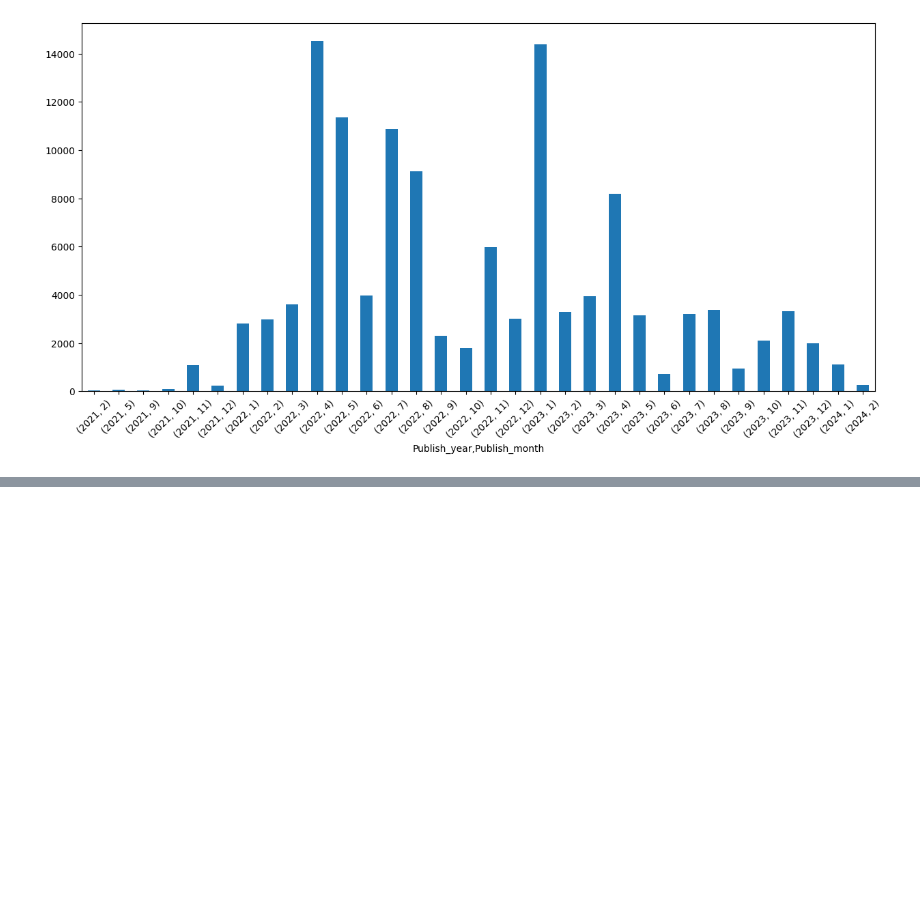
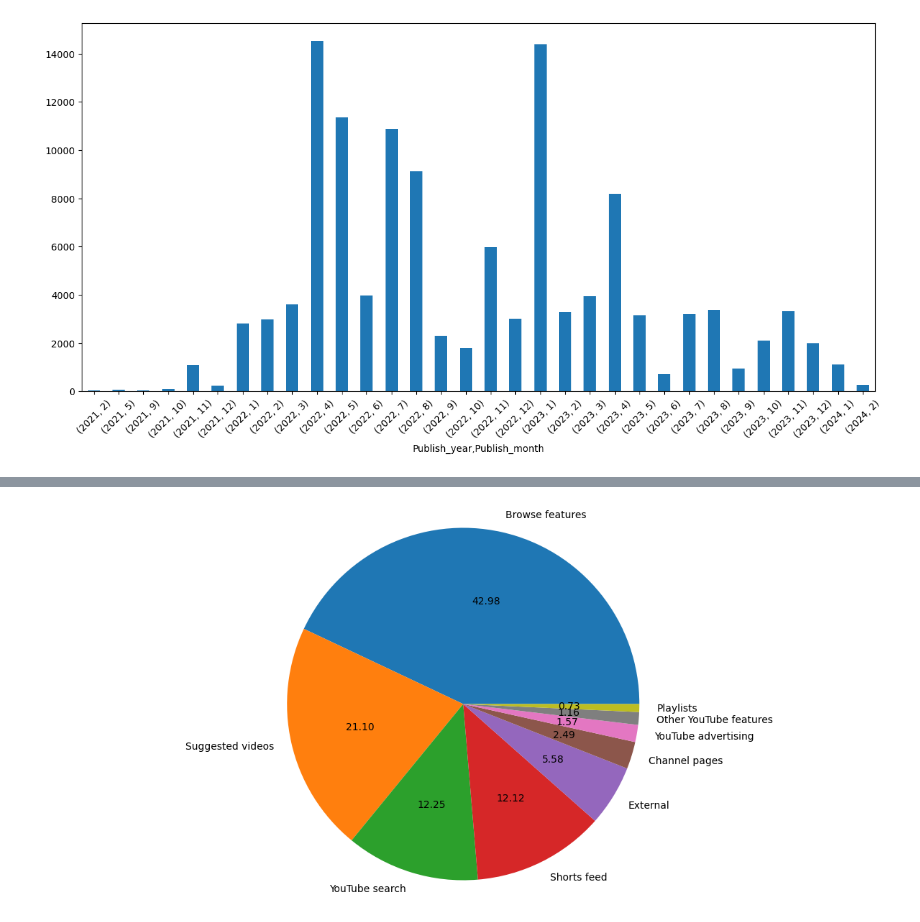
Before and after one commit to adityapatil4141/YouTube-channel-analytics, a Jupyter notebook: YouTube_analysis.ipynb, the cells around one changed output, grey strips where cells are left out. Cells and saved outputs as stored; diff of their text form; code cells hidden in the pictures; blank space fills up the shorter version.

Commit message:
Data manipulation, insights

```diff
--- a/YouTube_analysis.ipynb
+++ b/YouTube_analysis.ipynb
@@ -423,0 +509,2 @@ df.head()
+# %%
+traffic = pd.read_csv("/content/drive/MyDrive/work files /YouTube analytics/Table data TRAFFIC.csv")
@@ -423,0 +520,4 @@ df.head()
+# %%
+views_traffic = traffic.groupby('Traffic source')['Views'].sum().sort_values(ascending=False).reset_index().set_index('Traffic source').head(10)
+views_traffic = views_traffic.drop('Total')
+views_traffic
@@ -423,0 +536,10 @@ df.head()
+# %%
+plt.figure(figsize=(15,7))
+labels = views_traffic.index
+plt.pie(views_traffic['Views'],autopct='%.2f',labels=labels)
+plt.rcParams.update({'font.size': 10})
+plt.axis('equal')
+
+plt.show()
+# %% [output]
+[figure, added]
```
Also changed, not shown: parts of 54 cells of this notebook.
